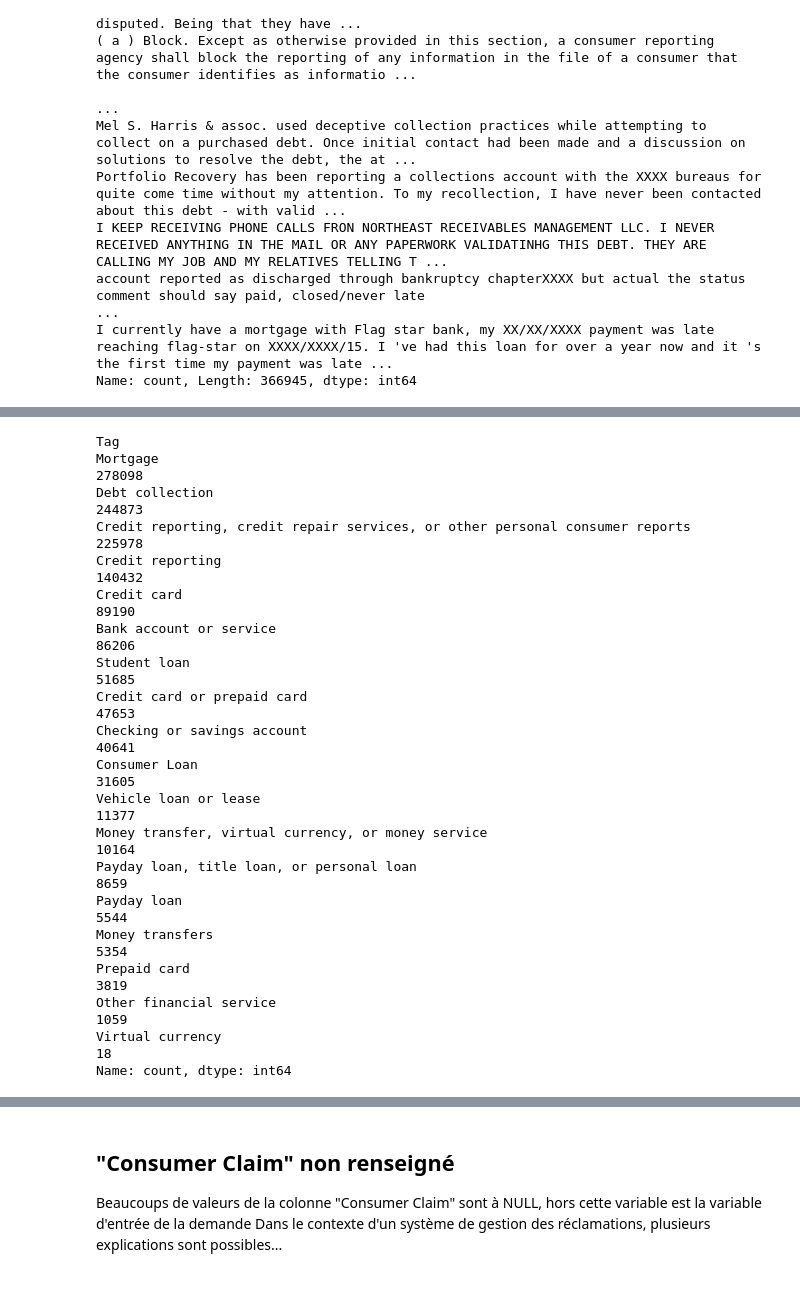
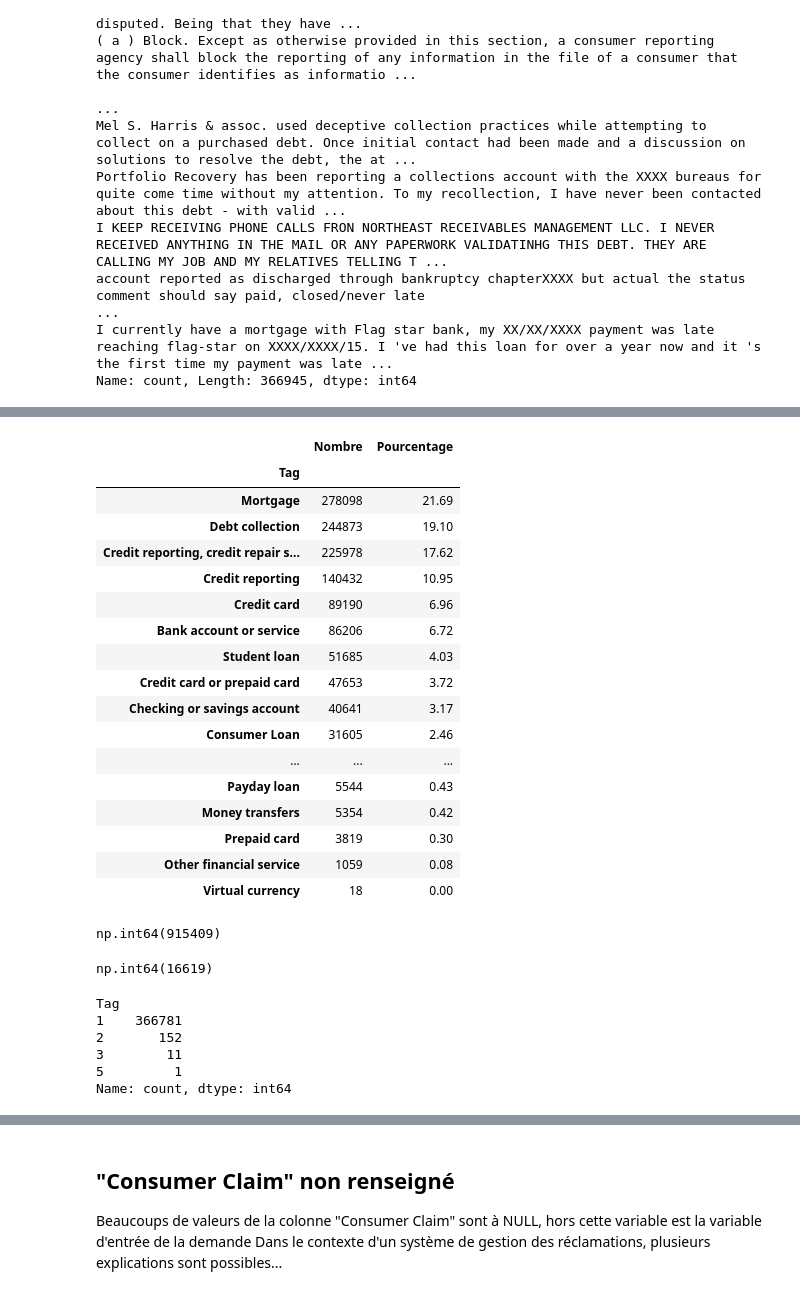
Before and after one commit to Ace4teaM/OCR-ZenAssist, a Jupyter notebook: 1_analyse_exploratoire.ipynb, the cells around one changed output, grey strips where cells are left out. Cells and saved outputs as stored; diff of their text form; code cells hidden in the pictures.

```diff
--- a/1_analyse_exploratoire.ipynb
+++ b/1_analyse_exploratoire.ipynb
@@ -251,25 +254,60 @@ lengths.quantile([
 Name: Consumer Claim, dtype: float64
 # %%
 # distribution des catégories
-df["Tag"].value_counts()
+distribution = (
+    df["Tag"]
+    .value_counts()
+    .to_frame("Nombre")
+)
+
+distribution["Pourcentage"] = (
+    distribution["Nombre"] / len(df) * 100
+).round(2)
+
+distribution
 # %% [output]
-Tag
-Mortgage                                                                        278098
-Debt collection                                                                 244873
-Credit reporting, credit repair services, or other personal consumer reports    225978
-Credit reporting                                                                140432
-Credit card                                                                      89190
-Bank account or service                                                          86206
-Student loan                                                                     51685
-Credit card or prepaid card                                                      47653
-Checking or savings account                                                      40641
-Consumer Loan                                                                    31605
-Vehicle loan or lease                                                            11377
-Money transfer, virtual currency, or money service                               10164
-Payday loan, title loan, or personal loan                                         8659
-Payday loan                                                                       5544
-Money transfers                                                                   5354
-Prepaid card                                                                      3819
-Other financial service                                                           1059
-Virtual currency                                                                    18
-Name: count, dtype: int64
+|  | Nombre | Pourcentage |
+| Tag |  |  |
+| Mortgage | 278098 | 21.69 |
+| Debt collection | 244873 | 19.10 |
+| Credit reporting, credit repair s... | 225978 | 17.62 |
+| Credit reporting | 140432 | 10.95 |
+| Credit card | 89190 | 6.96 |
+| Bank account or service | 86206 | 6.72 |
+| Student loan | 51685 | 4.03 |
+| Credit card or prepaid card | 47653 | 3.72 |
+| Checking or savings account | 40641 | 3.17 |
+| Consumer Loan | 31605 | 2.46 |
+| ... | ... | ... |
+| Payday loan | 5544 | 0.43 |
+| Money transfers | 5354 | 0.42 |
+| Prepaid card | 3819 | 0.30 |
+| Other financial service | 1059 | 0.08 |
+| Virtual currency | 18 | 0.00 |
+# %%
+df["Consumer Claim"].duplicated().sum()
+# %% [output]
+np.int64(915409)
+# %%
+df[
+    df["Consumer Claim"].notna()
+]["Consumer Claim"].duplicated().sum()
+# %% [output]
+np.int64(16619)
+# %%
+duplicates = (
+    df[
+        df["Consumer Claim"].notna()
+    ]
+    .groupby("Consumer Claim")["Tag"]
+    .nunique()
+)
+
+duplicates.value_counts().sort_index()
+# %% [output]
+Tag
+1    366781
+2       152
+3        11
+5         1
+Name: count, dtype: int64
```
Also changed, not shown: parts of 15 cells of this notebook, 2 other files.
